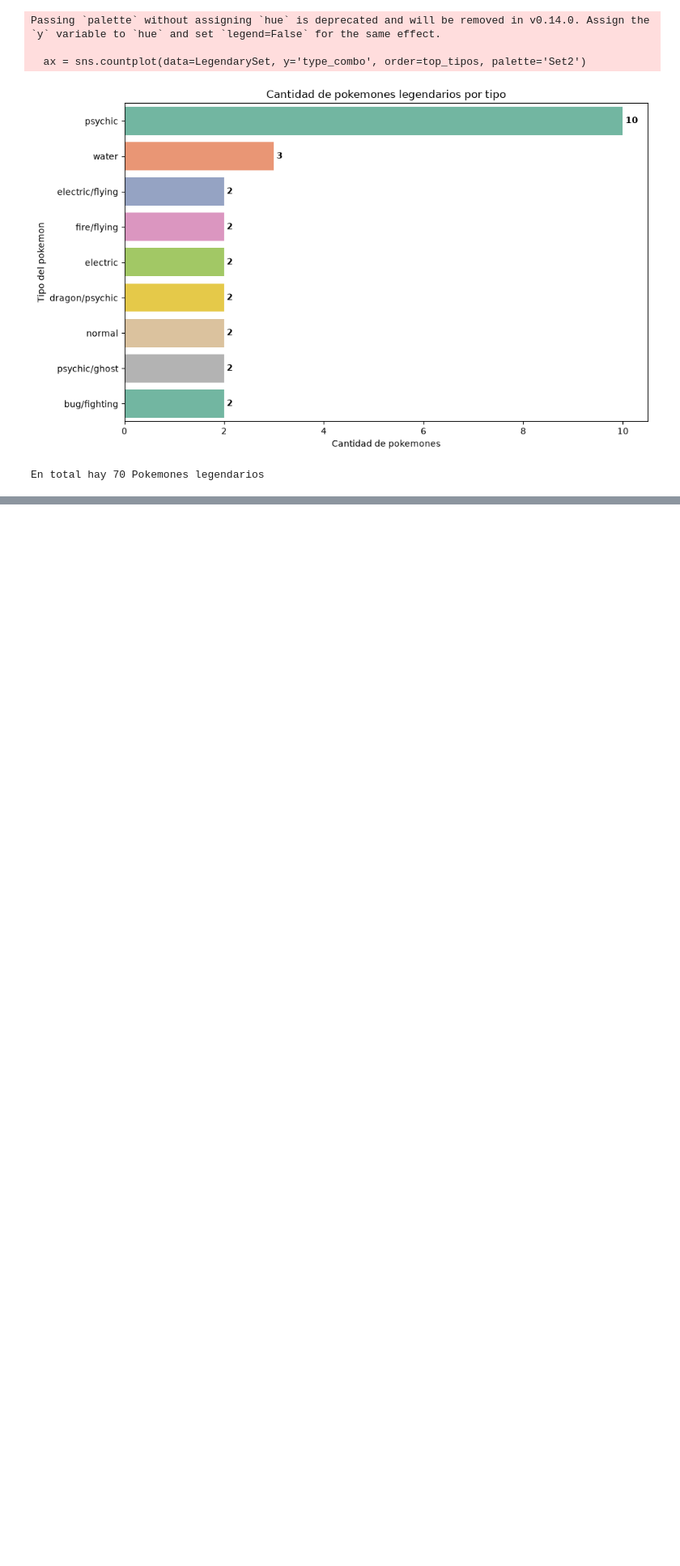
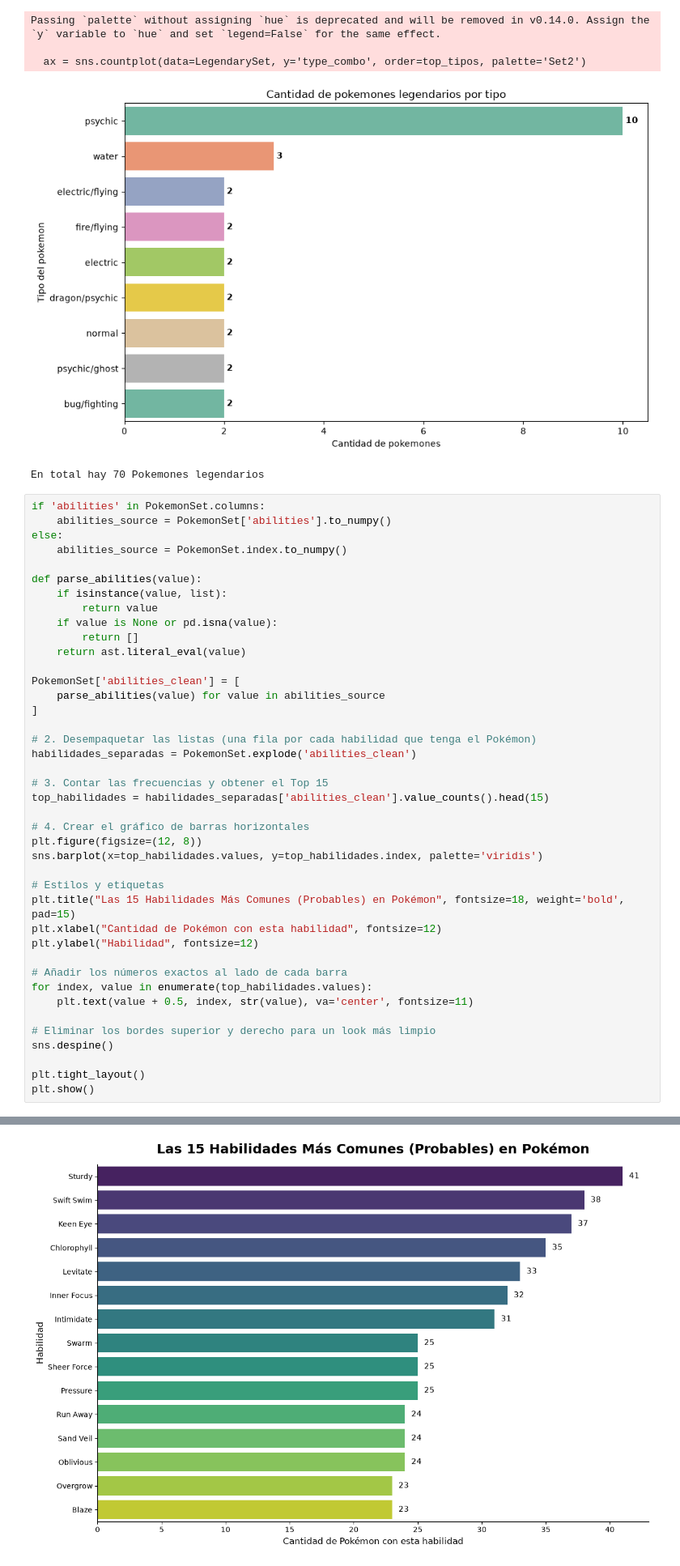
Before and after one commit to keitzeta/Pokemon-Inference-Classification-Outcomes, a Jupyter notebook: Pokemon.ipynb, the cells around one changed output, grey strips where cells are left out. Shown at 81% size. Cells and saved outputs as stored; diff of their text form; blank space fills up the shorter version.

```diff
--- a/Pokemon.ipynb
+++ b/Pokemon.ipynb
@@ -302,3 +290,45 @@ Passing `palette` without assigning `hue` is deprecated and will be removed in v
   ax = sns.countplot(data=LegendarySet, y='type_combo', order=top_tipos, palette='Set2')
 [figure]
 En total hay 70 Pokemones legendarios
+# %%
+if 'abilities' in PokemonSet.columns:
+    abilities_source = PokemonSet['abilities'].to_numpy()
+else:
+    abilities_source = PokemonSet.index.to_numpy()
+
+def parse_abilities(value):
+    if isinstance(value, list):
+        return value
+    if value is None or pd.isna(value):
+        return []
+    return ast.literal_eval(value)
+
+PokemonSet['abilities_clean'] = [
+    parse_abilities(value) for value in abilities_source
+]
+
+# 2. Desempaquetar las listas (una fila por cada habilidad que tenga el Pokémon)
+habilidades_separadas = PokemonSet.explode('abilities_clean')
+
+# 3. Contar las frecuencias y obtener el Top 15
+top_habilidades = habilidades_separadas['abilities_clean'].value_counts().head(15)
+
+# 4. Crear el gráfico de barras horizontales
+plt.figure(figsize=(12, 8))
+sns.barplot(x=top_habilidades.values, y=top_habilidades.index, palette='viridis')
+
+# Estilos y etiquetas
+plt.title("Las 15 Habilidades Más Comunes (Probables) en Pokémon", fontsize=18, weight='bold', pad=15)
+plt.xlabel("Cantidad de Pokémon con esta habilidad", fontsize=12)
+plt.ylabel("Habilidad", fontsize=12)
+
+# Añadir los números exactos al lado de cada barra
+for index, value in enumerate(top_habilidades.values):
+    plt.text(value + 0.5, index, str(value), va='center', fontsize=11)
+
+# Eliminar los bordes superior y derecho para un look más limpio
+sns.despine()
+
+plt.tight_layout()
+plt.show()
+# %% [output]
@@ -304,0 +338 @@ En total hay 70 Pokemones legendarios
+[figure, added]
```
Also changed, not shown: parts of 10 cells of this notebook, 1 other file.
